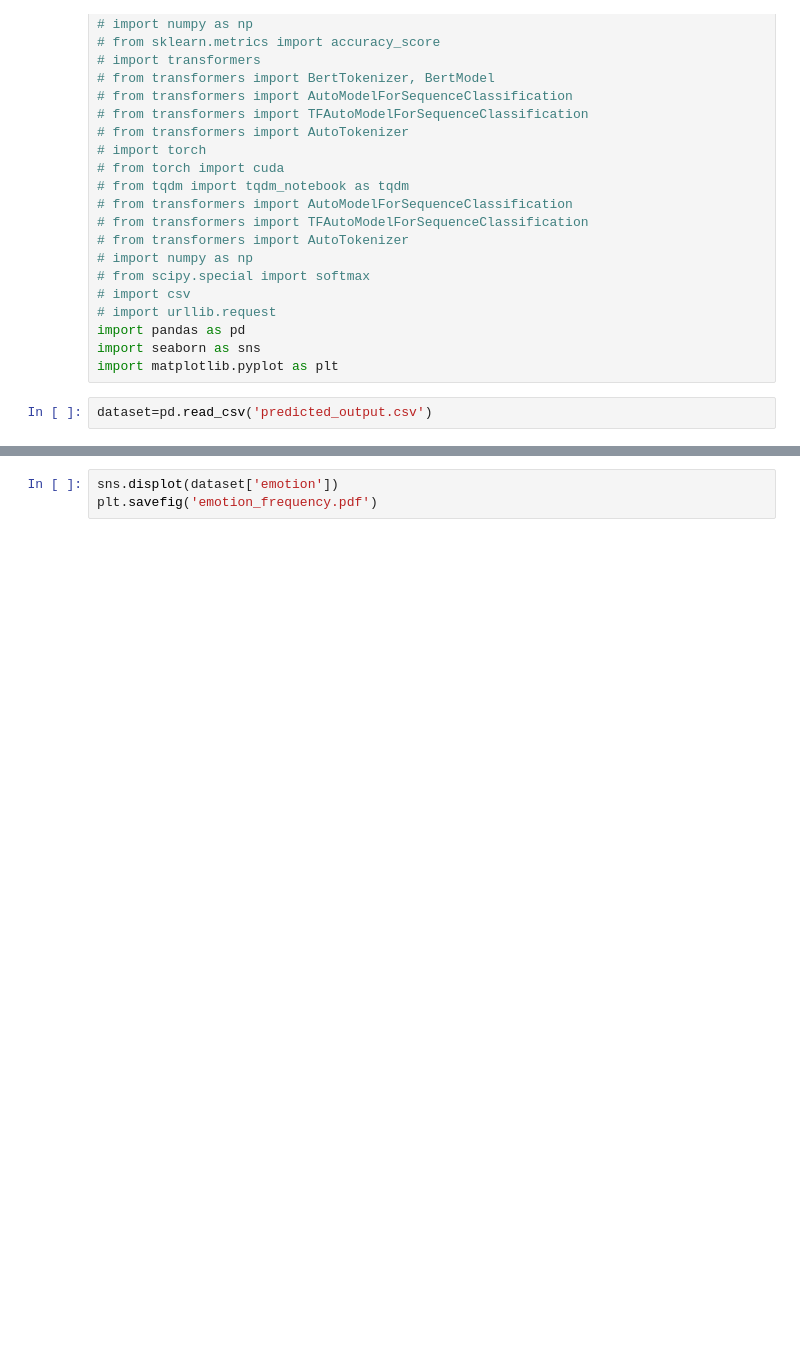
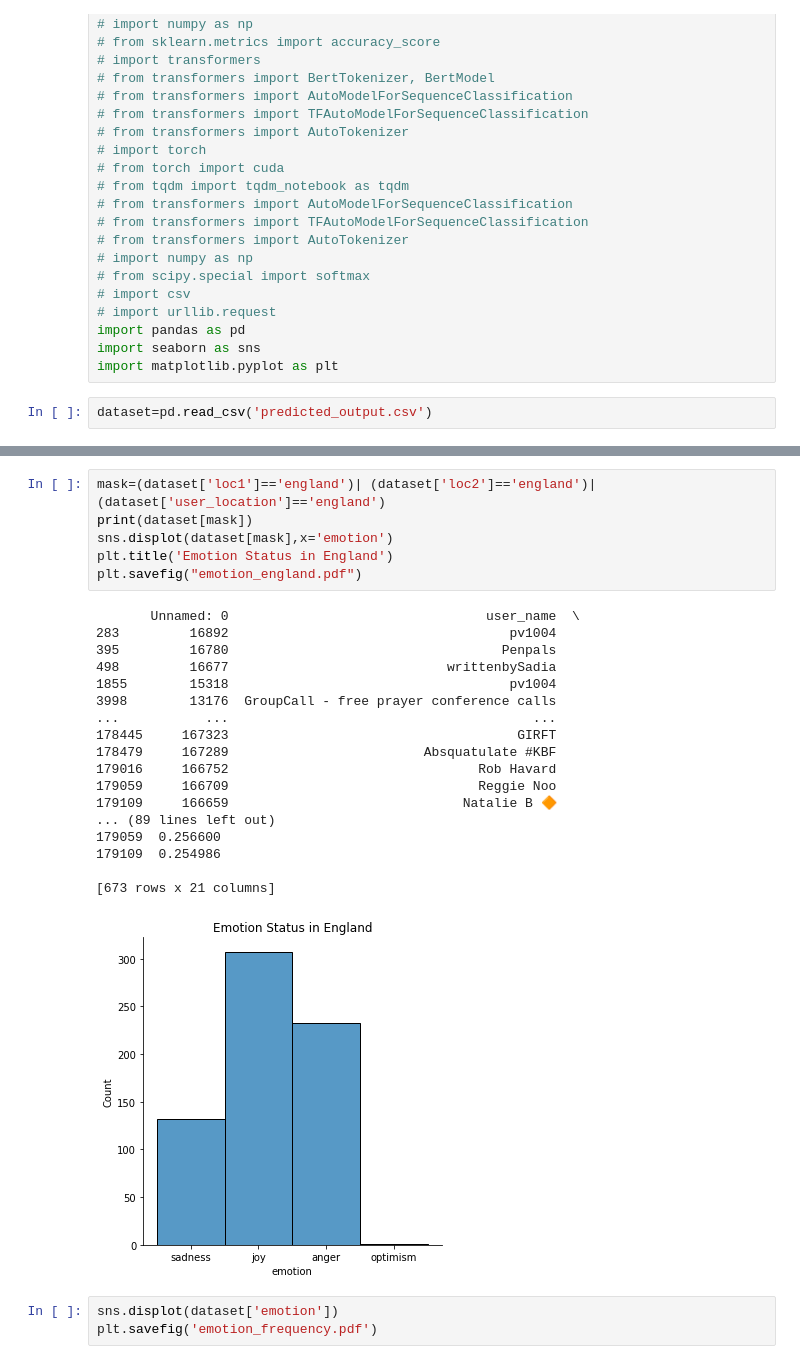
Before and after one commit to arifulmalik/emotion_twitter, a Jupyter notebook: Data_Visualization.ipynb, the cells around one changed output, grey strips where cells are left out. Saved outputs shown, nothing was run; the diff lists cells and outputs as text; blank space fills up the shorter version.

```diff
--- a/Data_Visualization.ipynb
+++ b/Data_Visualization.ipynb
@@ -29,3 +134,28 @@ dataset=pd.read_csv('predicted_output.csv')
+# %%
+mask=(dataset['loc1']=='england')| (dataset['loc2']=='england')| (dataset['user_location']=='england')
+print(dataset[mask])
+sns.displot(dataset[mask],x='emotion')
+plt.title('Emotion Status in England')
+plt.savefig("emotion_england.pdf")
+# %% [output]
+       Unnamed: 0                                 user_name  \
+283         16892                                    pv1004
+395         16780                                   Penpals
+498         16677                            writtenbySadia
+1855        15318                                    pv1004
+3998        13176  GroupCall - free prayer conference calls
+...           ...                                       ...
+178445     167323                                     GIRFT
+178479     167289                         Absquatulate #KBF
+179016     166752                                Rob Havard
+179059     166709                                Reggie Noo
+179109     166659                              Natalie B 🔶️
+... (89 lines left out)
+179059  0.256600
+179109  0.254986
+
+[673 rows x 21 columns]
+[figure, added]
 # %%
 sns.displot(dataset['emotion'])
 plt.savefig('emotion_frequency.pdf')
```
Also changed, not shown: parts of 12 cells of this notebook.
